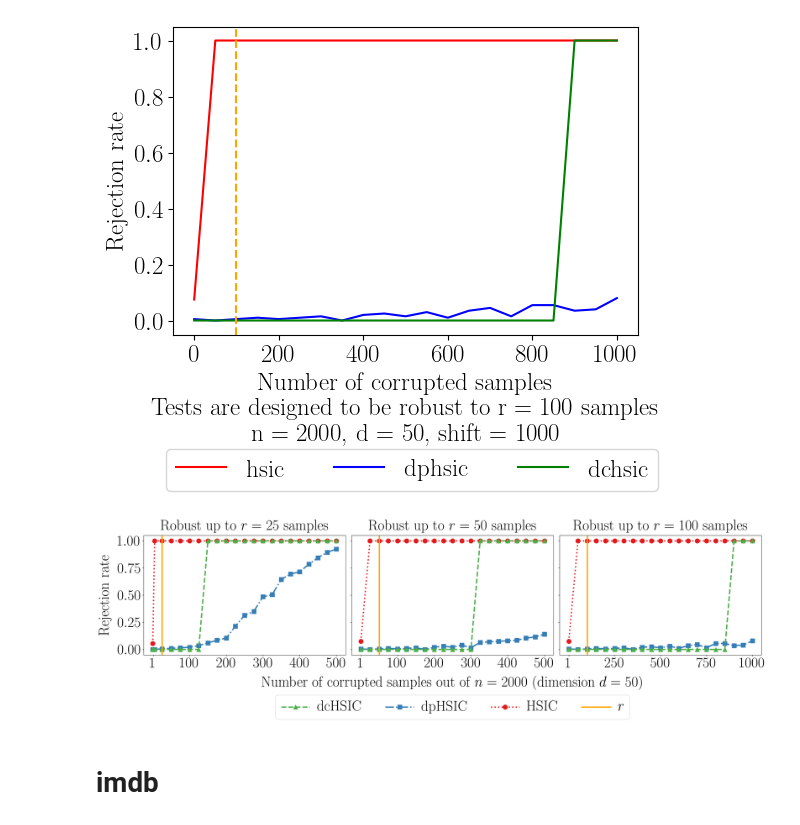
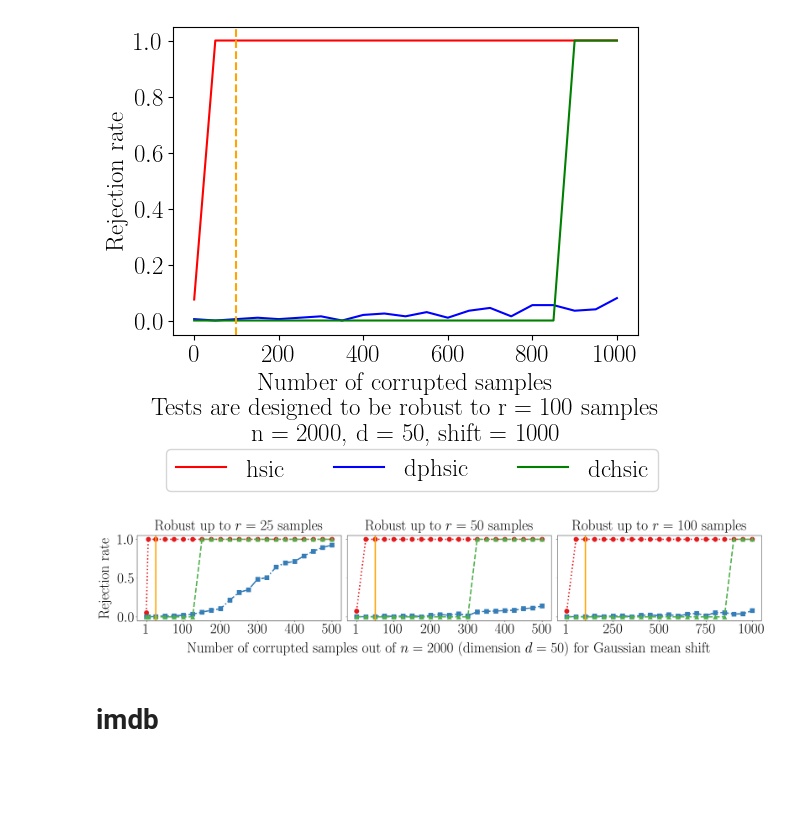
Before and after one commit to antoninschrab/datacorruption, a Jupyter notebook: experiments.ipynb, the cells around one changed output. Saved outputs shown, nothing was run; the diff lists cells and outputs as text; code cells hidden in the pictures; blank space fills up the shorter version.

```diff
--- a/experiments.ipynb
+++ b/experiments.ipynb
@@ -414,7 +414,7 @@ titles = (
 
 # create figure
 width = 25
-height = width / 4
+height = width / 5
 f, axs = plt.subplots(1, 3, figsize=(width, height), sharey=True)
 f.tight_layout()
 f.subplots_adjust(wspace=0.03, hspace=0.03)
@@ -742,7 +742,7 @@ x_axis = (x_axis_1, x_axis_2, x_axis_3)
 ylabel = "Rejection rate"
 xlabels = (
     " ",
-    r"Number of corrupted samples out of $n=2000$ (dimension $d=50$)",
+    r"Number of corrupted samples out of $n=2000$ (dimension $d=50$) for Gaussian mean shift",
     "",
 )
 
@@ -756,52 +756,52 @@ titles = (
 
 # create figure
 width = 25
-height = width / 4
+height = width / 5
 f, axs = plt.subplots(1, 3, figsize=(width, height), sharey=True)
 f.tight_layout()
 f.subplots_adjust(wspace=0.03, hspace=0.03)
 for i in range(3):
     for j in (0, 1, 2):
         axs[i].plot(
                 x_axis[i][power[i][j] >= 0],
                 power[i][j][power[i][j] >= 0],
                 label=labels[j],
                 color=colors[j],
                 marker=markers[j],
                 linestyle=linestyles[j],
                 linewidth=linewidth,
                 markersize=markersize,
             )
     # axs[i].set_xticks(x_axis[i])
     axs[i].set_title(titles[i], fontsize=title_fontsize, pad=title_pad)
     axs[i].axvline(x=r_values[i], linestyle='-', color='orange', linewidth=linewidth, label=r"$r$")
     axs[i].set_xlabel(xlabels[i], fontsize=xlabel_fontsize, labelpad=xlabel_pad)
 axs[0].set_xticks([1, 100, 200, 300, 400, 500])
 axs[1].set_xticks([1, 100, 200, 300, 400, 500])
 axs[2].set_xticks([1, 250, 500, 750, 1000])
-axs[0].set_yticks([0, 0.25, 0.5, 0.75, 1])
+axs[0].set_yticks([0, 0.5, 1])
 axs[0].set_ylim(-0.05, 1.05)
 axs[0].set_ylabel(ylabel, fontsize=ylabel_fontsize, labelpad=ylabel_pad)
 handles, labels = axs[1].get_legend_handles_labels()
 # sort both labels and handles by labels
-order = (2, 1, 0, 3)
-handles, labels = [handles[idx] for idx in order], [labels[idx] for idx in order]
-axs[1].legend(
-    handles,
-    labels,
-    fontsize=legend_fontsize,
-    ncol=4,
-    handleheight=0.1,
-    labelspacing=0.5,
-    columnspacing=1.6,
-    handletextpad=0.5,
-    loc="lower center",
-    bbox_to_anchor=(0.5, -0.6),
-)
+#order = (2, 1, 0, 3)
+#handles, labels = [handles[idx] for idx in order], [labels[idx] for idx in order]
+#axs[1].legend(
+#    handles,
+#    labels,
+#    fontsize=legend_fontsize,
+#    ncol=4,
+#    handleheight=0.1,
+#    labelspacing=0.5,
+#    columnspacing=1.6,
+#    handletextpad=0.5,
+#    loc="lower center",
+#    bbox_to_anchor=(0.5, -0.6),
+#)
 
 f.savefig("figures/hsic_synthetic.pdf", dpi=300, bbox_inches="tight")
 # %% [output]
-[figure, old version]
+[figure, new version]
 # %% [markdown]
 # imdb
 # %%
```
Also changed, not shown: parts of 24 cells of this notebook, 4 other files.
